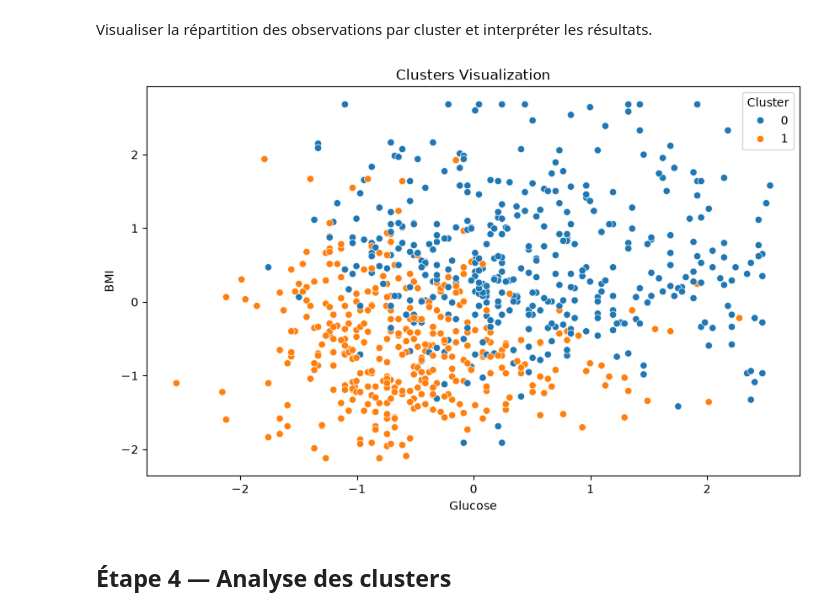
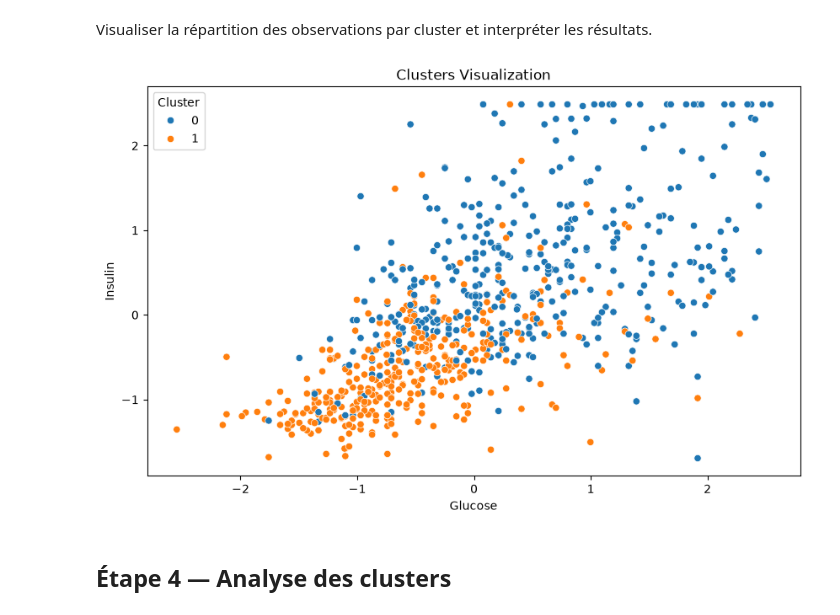
Before and after one commit to ElMehdiCherkaoui/Systeme-Intelligent-de-Prediction-du-Risque-de-Diabete, a Jupyter notebook: notebooks/01_analyse_complete.ipynb, the cells around one changed output. Cells and saved outputs as stored; diff of their text form; code cells hidden in the pictures.

```diff
--- a/notebooks/01_analyse_complete.ipynb
+++ b/notebooks/01_analyse_complete.ipynb
@@ -314,11 +363,11 @@ display(df_scaled)
 Visualiser la répartition des observations par cluster et interpréter les résultats.
 # %%
 plt.figure(figsize=(10, 6))
-sns.scatterplot(data=df_scaled, x='Glucose', y='BMI', hue='Cluster')
+sns.scatterplot(data=df_scaled, x='Glucose', y='Insulin', hue='Cluster')
 plt.title('Clusters Visualization')
 plt.show()
 # %% [output]
-[figure, old version]
+[figure, new version]
 # %% [markdown]
 ## Étape 4 — Analyse des clusters
 # %% [markdown]
```
Also changed, not shown: parts of 3 cells of this notebook.
